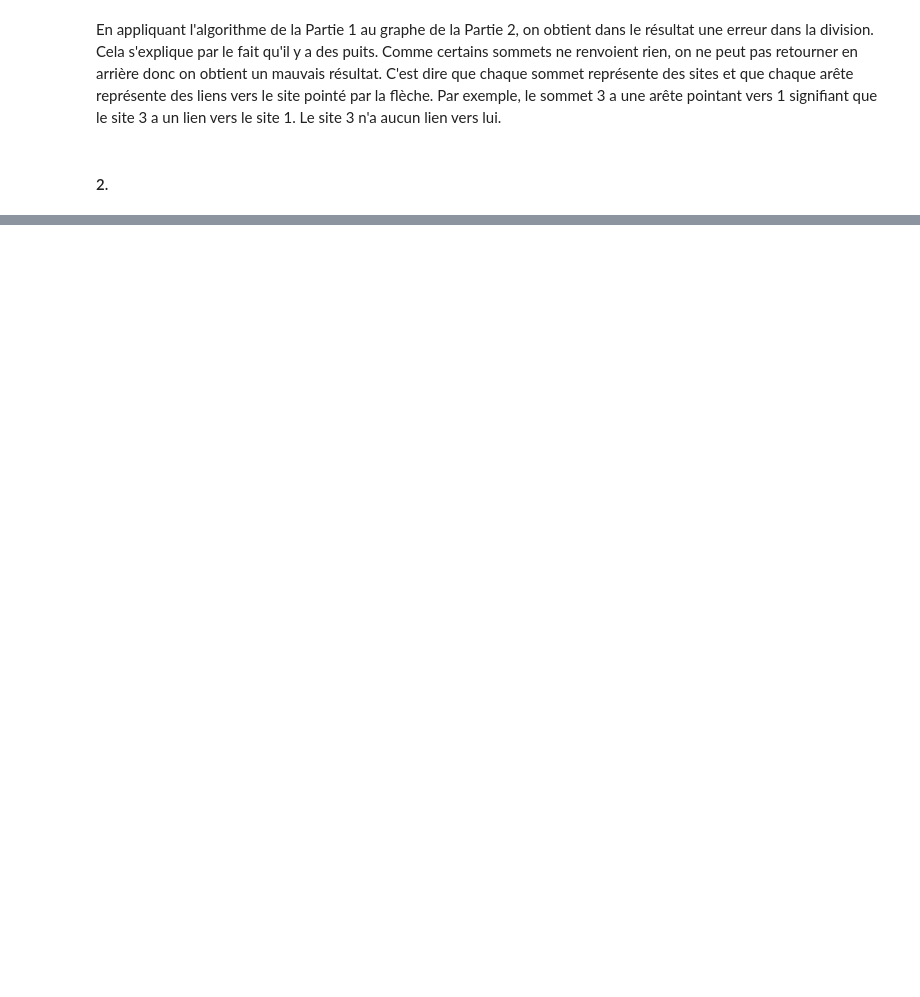
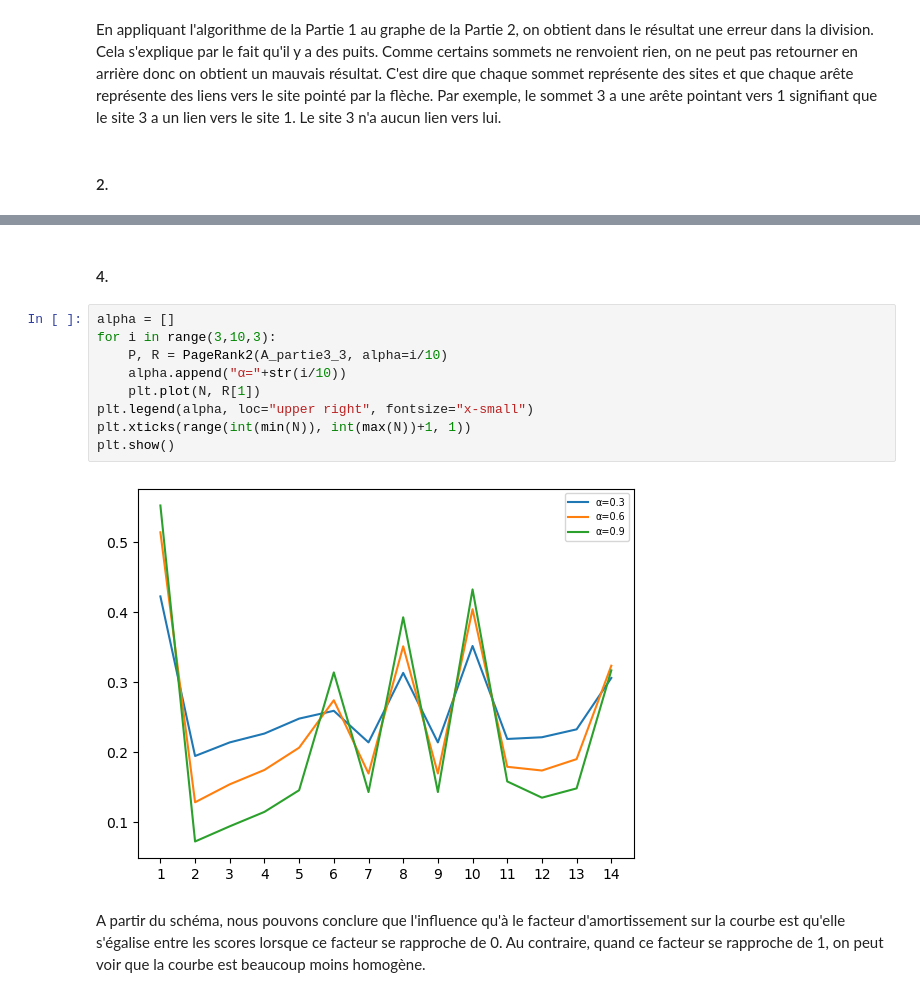
Before and after one commit to BAURENS-TORRENTE-Valentin-24006115/S2.02, a Jupyter notebook: Untitled.ipynb, the cells around one changed output, grey strips where cells are left out. Drawn from its saved outputs; the diff is of its cells as text; blank space fills up the shorter version.

```diff
--- a/Untitled.ipynb
+++ b/Untitled.ipynb
@@ -244,0 +298,15 @@ Dans la configuration du graphe de la partie 3, nous pouvons constater que les s
+# %% [markdown]
+#### 4.
+# %%
+alpha = []
+for i in range(3,10,3):
+    P, R = PageRank2(A_partie3_3, alpha=i/10)
+    alpha.append("α="+str(i/10))
+    plt.plot(N, R[1])
+plt.legend(alpha, loc="upper right", fontsize="x-small")
+plt.xticks(range(int(min(N)), int(max(N))+1, 1))
+plt.show()
+# %% [output]
+[figure, added]
+# %% [markdown]
+A partir du schéma, nous pouvons conclure que l'influence qu'à le facteur d'amortissement sur la courbe est qu'elle s'égalise entre les scores lorsque ce facteur se rapproche de 0. Au contraire, quand ce facteur se rapproche de 1, on peut voir que la courbe est beaucoup moins homogène.
```
Also changed, not shown: parts of 16 cells of this notebook, 1 other file.
